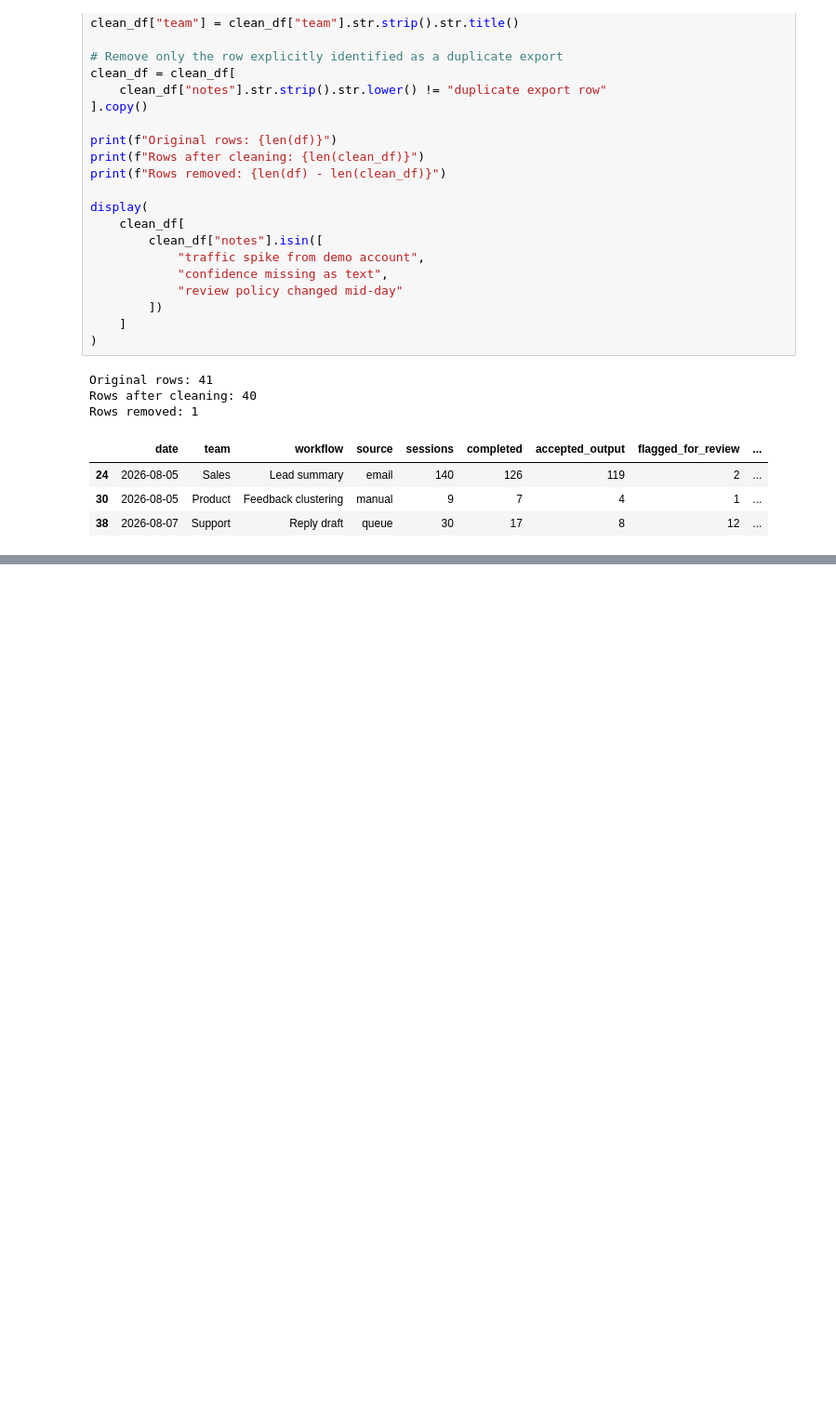
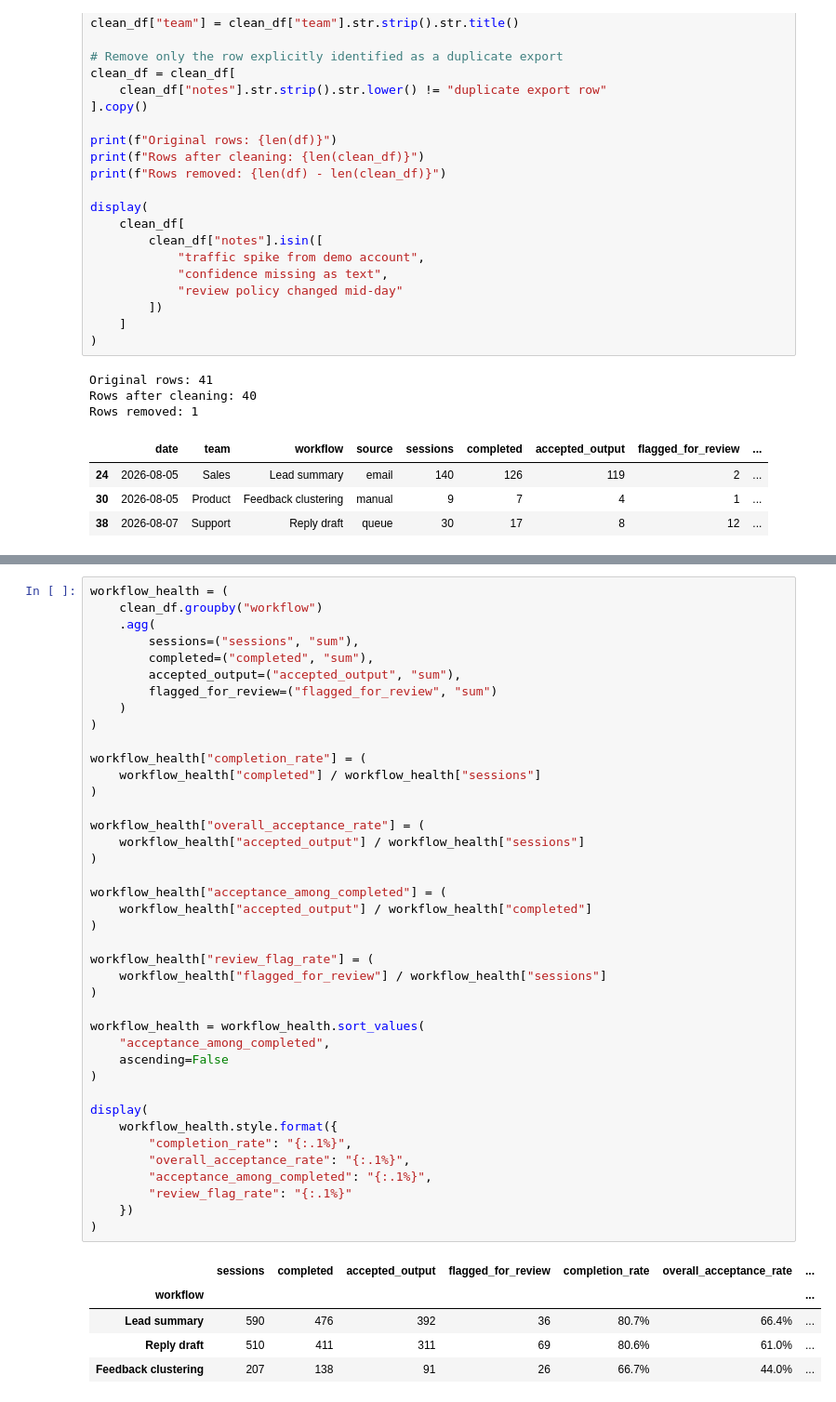
Before and after one commit to joannar77/signaldesk-workflow-health-check, a Jupyter notebook: signaldesk-health-check.ipynb, the cells around one changed output, grey strips where cells are left out. Shown at 93% size. Saved outputs shown, nothing was run; the diff lists cells and outputs as text; blank space fills up the shorter version.

```diff
--- a/signaldesk-health-check.ipynb
+++ b/signaldesk-health-check.ipynb
@@ -123,0 +133,46 @@ Rows removed: 1
+# %%
+workflow_health = (
+    clean_df.groupby("workflow")
+    .agg(
+        sessions=("sessions", "sum"),
+        completed=("completed", "sum"),
+        accepted_output=("accepted_output", "sum"),
+        flagged_for_review=("flagged_for_review", "sum")
+    )
+)
+
+workflow_health["completion_rate"] = (
+    workflow_health["completed"] / workflow_health["sessions"]
+)
+
+workflow_health["overall_acceptance_rate"] = (
+    workflow_health["accepted_output"] / workflow_health["sessions"]
+)
+
+workflow_health["acceptance_among_completed"] = (
+    workflow_health["accepted_output"] / workflow_health["completed"]
+)
+
+workflow_health["review_flag_rate"] = (
+    workflow_health["flagged_for_review"] / workflow_health["sessions"]
+)
+
+workflow_health = workflow_health.sort_values(
+    "acceptance_among_completed",
+    ascending=False
+)
+
+display(
+    workflow_health.style.format({
+        "completion_rate": "{:.1%}",
+        "overall_acceptance_rate": "{:.1%}",
+        "acceptance_among_completed": "{:.1%}",
+        "review_flag_rate": "{:.1%}"
+    })
+)
+# %% [output]
+|  | sessions | completed | accepted_output | flagged_for_review | completion_rate | overall_acceptance_rate | ... |
+| workflow |  |  |  |  |  |  | ... |
+| Lead summary | 590 | 476 | 392 | 36 | 80.7% | 66.4% | ... |
+| Reply draft | 510 | 411 | 311 | 69 | 80.6% | 61.0% | ... |
+| Feedback clustering | 207 | 138 | 91 | 26 | 66.7% | 44.0% | ... |
```
Also changed, not shown: parts of 4 cells of this notebook.
